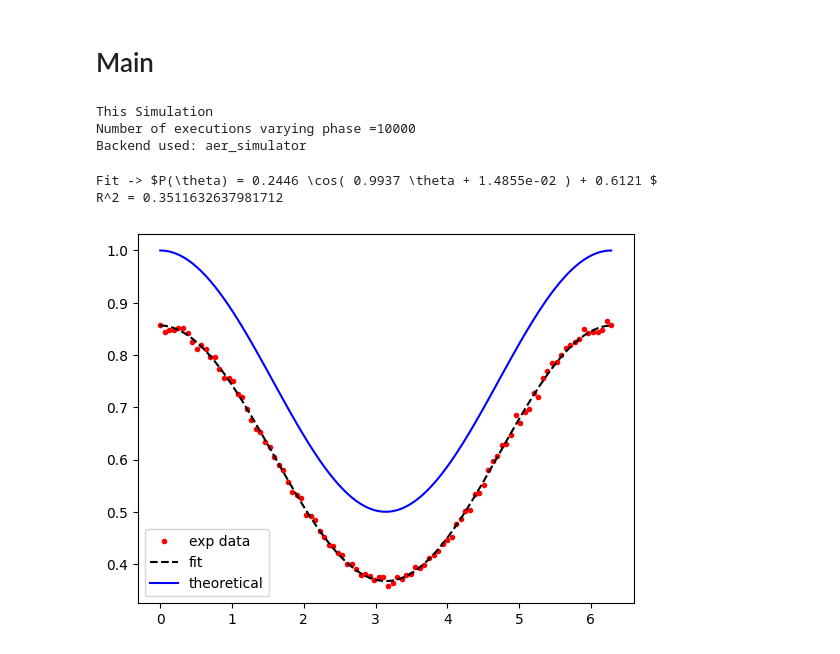
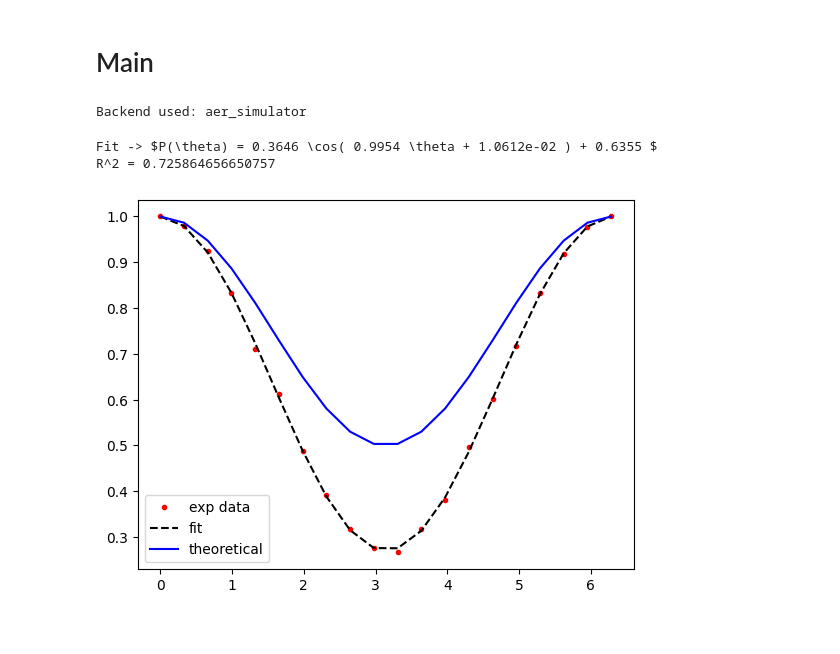
Before and after one commit to 4df31/E91_tries, a Jupyter notebook: E91_ver0.ipynb, the cells around one changed output. Saved outputs shown, nothing was run; the diff lists cells and outputs as text; code cells hidden in the pictures.

```diff
--- a/E91_ver0.ipynb
+++ b/E91_ver0.ipynb
@@ -22,14 +22,16 @@ from pylatexenc import *
 # %%
 def basis(q:QuantumCircuit):
-    direction_a = rnd(0,3)
-    direction_b = rnd(1,4)
+    bit_a = choice(np.array([0,1,2]))
+    bit_b = choice(np.array([1,2,3]))
+    #bit_a = rnd(0,3)
+    #bit_b = rnd(1,4)
     q.barrier()
-    q.u(direction_a*np.pi/4,0,0,0)
-    q.u(direction_b*np.pi/4,0,0,1)
+    q.ry(bit_a*np.pi/4,0)
+    q.ry(bit_b*np.pi/4,1)
     q.barrier()
     q.measure(0,0)
     q.measure(1,1)
-    return [q,int(direction_a+1),int(direction_b)]
+    return [q,int(bit_a),int(bit_b)]
 
 def singlet_maker(phase:float):
     q = QC(2,2)
@@ -59,3 +61,9 @@ def exec_basis_selector(circ_info_part_list:list):
     for k in range(len(circ_info_part_list)):
         info_vector.append(circ_info_part_list[k][1:3])
     return info_vector
+# %%
+c = singlet_maker(0)
+circ = c[0]
+display(circ.draw())
+#display(Statevector(circ).draw(output='latex'))
+print(c[1:3])
@@ -150,15 +173,14 @@ def fit(theta:list,fidelity:list):
     formula = f"Fit -> $P(\\theta) = {popt[0]:1.4f} \cos( {popt[1]:1.4f} \\theta + {popt[2]:1.4e} ) + {popt[3]:1.4f} $"
     print(formula)
     print(f"R^2 = {r_squared_fit}")
-    return popt,formula
+    return popt
 
 
 def plots(theta:list,fidelity,popt:list):
-    fit = popt[0]
     plt.plot(theta,fidelity,'.r',label="exp data")
-    plt.plot(theta,func_fit(theta,*fit),'--k', label="fit")
+    plt.plot(theta,func_fit(theta,*popt),'--k', label="fit")
     plt.plot(theta,func_fit(theta,0.25,1.,0.,0.75),'-b',label="theoretical")
-    plt.title(popt[1])
+
     plt.legend(loc="lower left")
     plt.show()
 # %% [markdown]
@@ -251,51 +274,42 @@ def run_local(n_states:int,n_execs:int,theta:list):
         circuits_info = circuit_list_maker(n_states=n_states,phase=theta[k])
         circuits = circuit_info_selector(circuits_info)
         basis_vector = exec_basis_selector(circuits_info)
-        del circuits_info ############################################
         measurement_information = info_vector_maker(n_states)
         measurement_information = info_vector_basis_fill(basis_vector,measurement_information)
-        del basis_vector
         # Quasi-Probability calculation
         with Pool(cpu_count()) as p:
             result = p.map(local_simulation_run,circuits)
         result_vector = result_key_local(result)
-        del result
         measurement_information = result_processing(result_vector,measurement_information)
-        del result_vector
-        fidelity.append(correlation_factor(measurement_information)[1])
-        #measurement_information_vector.append(measurement_information)
+        fidelity.append(anticorrelation_factor(measurement_information))
+        measurement_information_vector.append(measurement_information)
         #fidelity.append(encoding_key(measurement_information))
         save_info_to_csv(theta,fidelity,"aer_simulator",time_str=now)
 
-        del measurement_information
-
     return fidelity
 # %% [markdown]
 # Main
 # %%
 if __name__=="__main__":
 
     # execution options
 
-    n_states = int(1e4)
-    n_execs = int(1e2)
+    n_states = int(3e4)
+    n_execs = int(1e2/5)
     n_parts = 6
 
     theta = np.linspace(0,2*np.pi,n_execs)
 
-    print(f"This Simulation\nNumber of executions varying phase ={n_states}")
     # on ibm-quantum
     #fidelity = run_session(n_states,n_execs,n_parts,theta)
 
     # on local host
     fidelity = run_local(n_states,n_execs,theta)
 
     popt = fit(theta,fidelity)
     plots(theta,fidelity,popt)
 # %% [output]
-This Simulation
-Number of executions varying phase =10000
 Backend used: aer_simulator
-Fit -> $P(\theta) = 0.2446 \cos( 0.9937 \theta + 1.4855e-02 ) + 0.6121 $
-R^2 = 0.3511632637981712
+Fit -> $P(\theta) = 0.3646 \cos( 0.9954 \theta + 1.0612e-02 ) + 0.6355 $
+R^2 = 0.725864656650757
-[figure, old version]
+[figure, new version]
```
Also changed, not shown: parts of 11 cells of this notebook.
